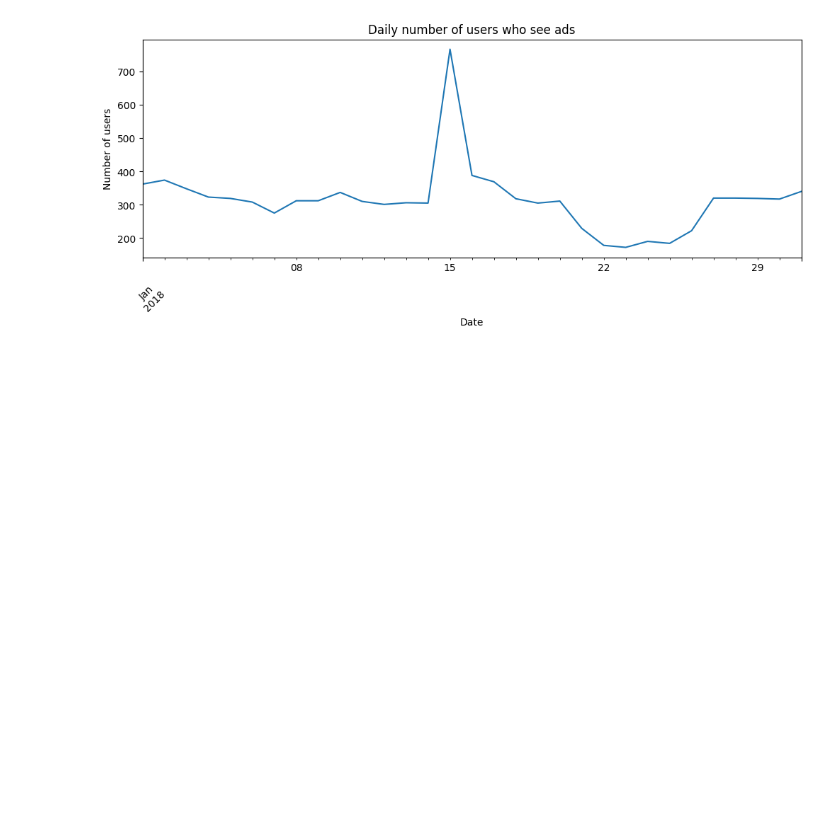
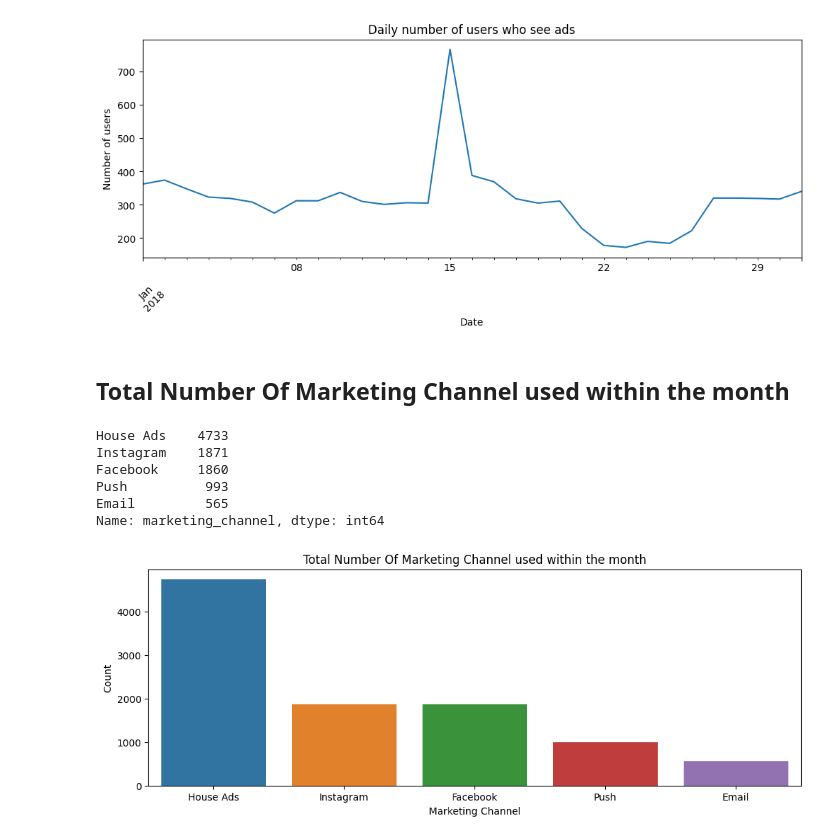
Before and after one commit to FemiTheAnalyst/Data-Projects, a Jupyter notebook: Market Campaigns with pandas/Market Campaigns with pandas.ipynb, the cells around one changed output. Drawn from its saved outputs; the diff is of its cells as text; code cells hidden in the pictures; blank space fills up the shorter version.

```diff
--- a/Market Campaigns with pandas/Market Campaigns with pandas.ipynb
+++ b/Market Campaigns with pandas/Market Campaigns with pandas.ipynb
@@ -275,3 +276,25 @@ plt.xticks(rotation = 45)
 plt.show()
 # %% [output]
 [figure]
+# %% [markdown]
+## Total Number Of Marketing Channel used within the month
+# %%
+channel_count=df['marketing_channel'].value_counts(sort=True,ascending=False)
+channel_count
+# %% [output]
+House Ads    4733
+Instagram    1871
+Facebook     1860
+Push          993
+Email         565
+Name: marketing_channel, dtype: int64
+# %%
+# lets Visualize it
+plt.figure(figsize=(12, 4))#The figsize attribute allows us to specify the width and height of a figure in-unit inches
+sns.barplot(x=channel_count.index, y=channel_count.values)
+plt.xlabel("Marketing Channel")
+plt.ylabel("Count")
+plt.title("Total Number Of Marketing Channel used within the month", fontsize=12)
+plt.show()
+# %% [output]
+[figure, added]
```
Also changed, not shown: parts of 1 cell of this notebook.
